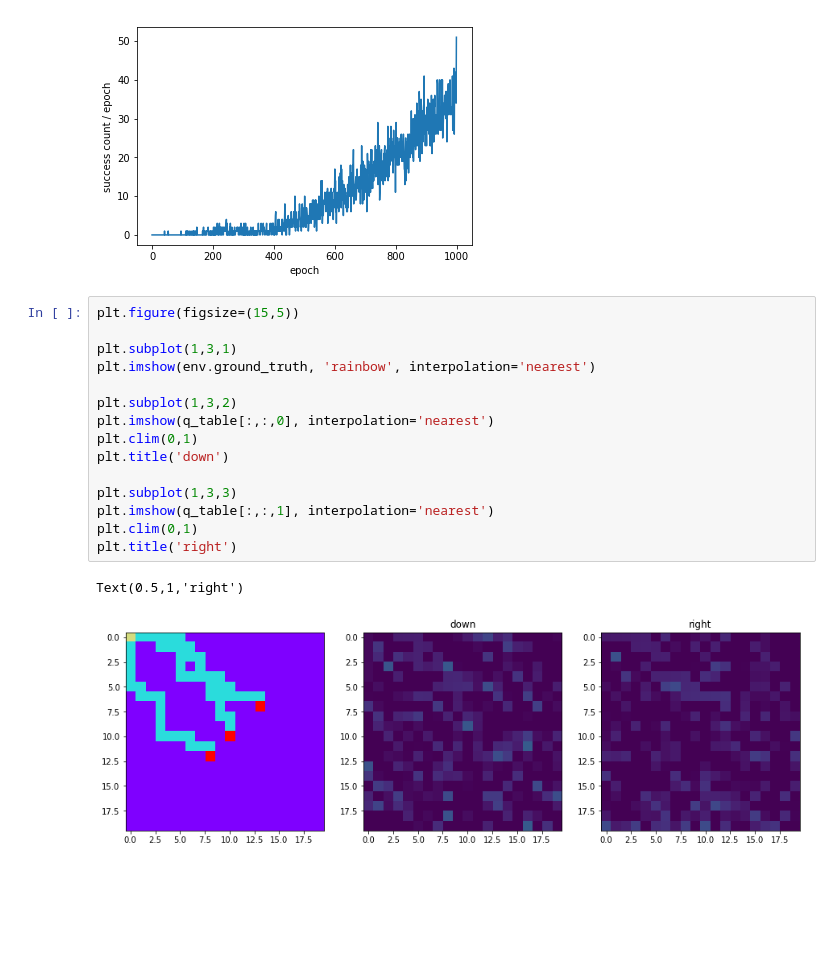
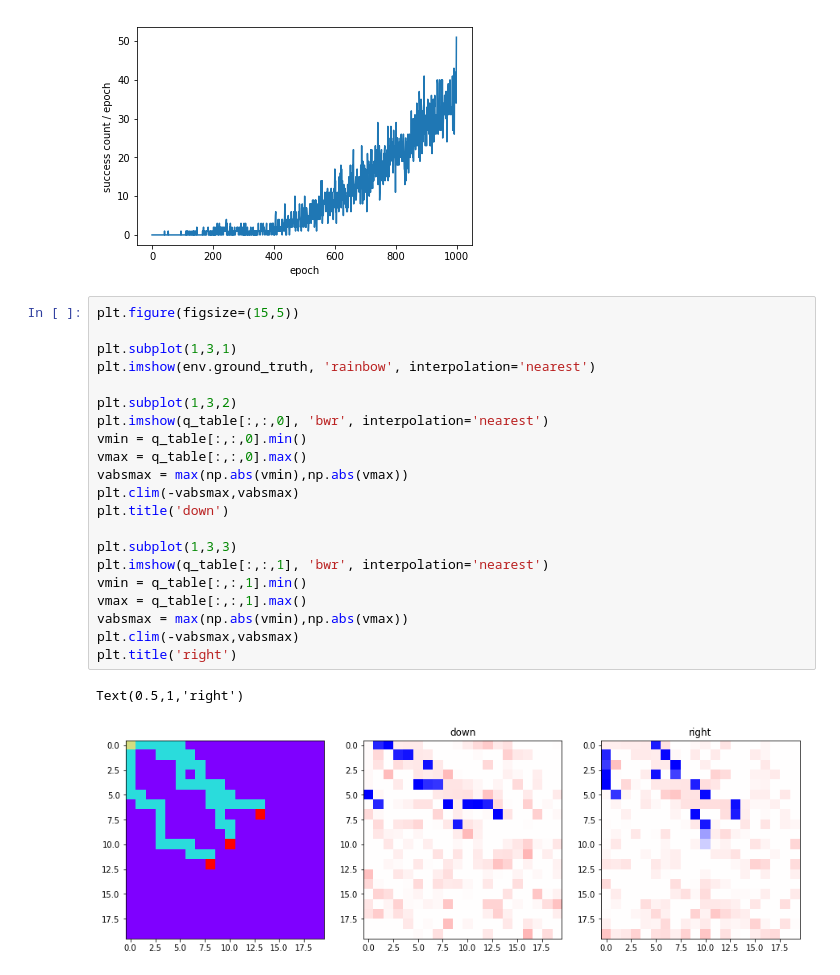
Before and after one commit to kruho/BlindCliffwalk, a Jupyter notebook: 06_actor_critic.ipynb, the cells around one changed output. Saved outputs shown, nothing was run; the diff lists cells and outputs as text; blank space fills up the shorter version.

Commit message:
modify q value vis clim

```diff
--- a/06_actor_critic.ipynb
+++ b/06_actor_critic.ipynb
@@ -292,18 +292,24 @@ Text(0,0.5,'success count / epoch')
 # %%
 plt.figure(figsize=(15,5))
 
 plt.subplot(1,3,1)
 plt.imshow(env.ground_truth, 'rainbow', interpolation='nearest')
 
 plt.subplot(1,3,2)
-plt.imshow(q_table[:,:,0], interpolation='nearest')
-plt.clim(0,1)
+plt.imshow(q_table[:,:,0], 'bwr', interpolation='nearest')
+vmin = q_table[:,:,0].min()
+vmax = q_table[:,:,0].max()
+vabsmax = max(np.abs(vmin),np.abs(vmax))
+plt.clim(-vabsmax,vabsmax)
 plt.title('down')
 
 plt.subplot(1,3,3)
-plt.imshow(q_table[:,:,1], interpolation='nearest')
-plt.clim(0,1)
+plt.imshow(q_table[:,:,1], 'bwr', interpolation='nearest')
+vmin = q_table[:,:,1].min()
+vmax = q_table[:,:,1].max()
+vabsmax = max(np.abs(vmin),np.abs(vmax))
+plt.clim(-vabsmax,vabsmax)
 plt.title('right')
 # %% [output]
 Text(0.5,1,'right')
-[figure, old version]
+[figure, new version]
```
